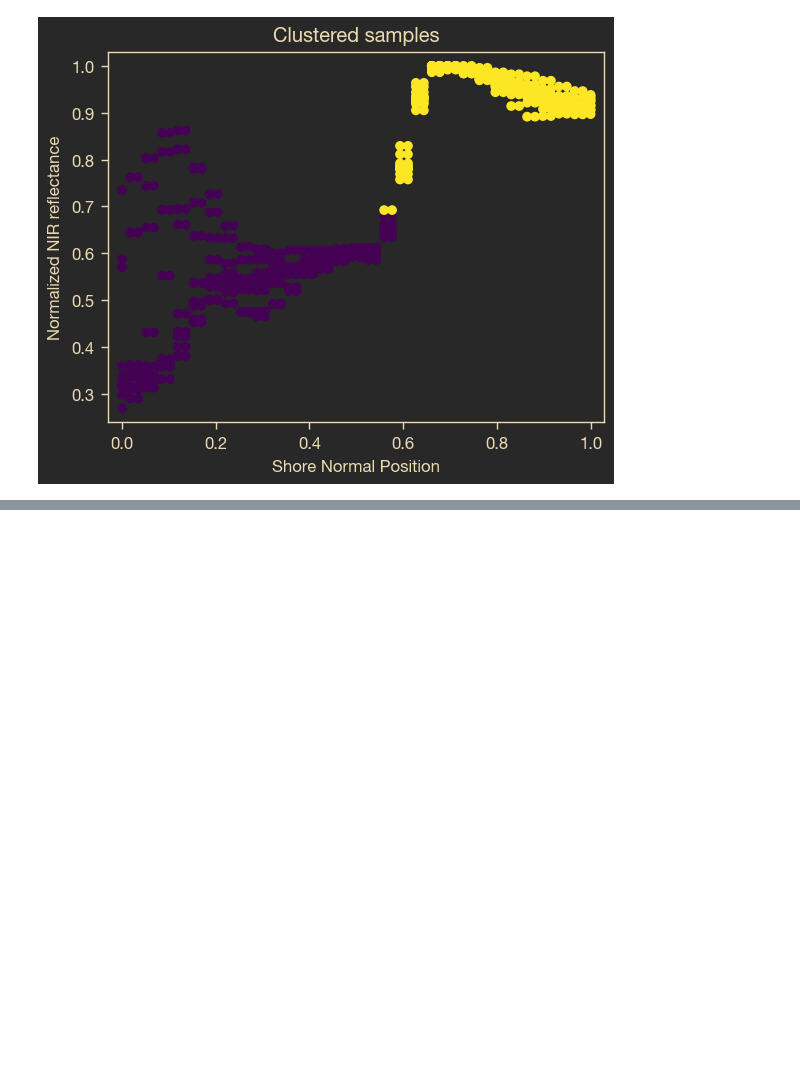
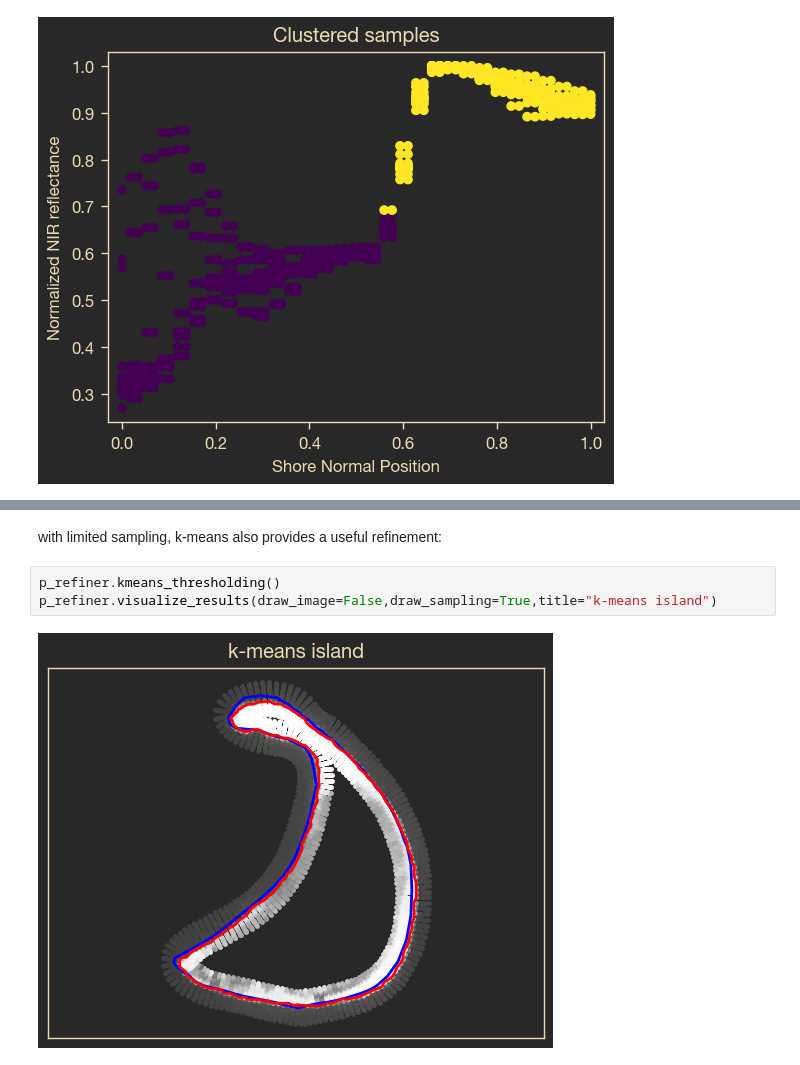
Before and after one commit to Wzesk/coastal_geotools_demo, a Jupyter notebook: sample_shoreline_refinement.ipynb, the cells around one changed output, grey strips where cells are left out. Cells and saved outputs as stored; diff of their text form; blank space fills up the shorter version.

```diff
--- a/sample_shoreline_refinement.ipynb
+++ b/sample_shoreline_refinement.ipynb
@@ -145,0 +182,7 @@ np_refiner.visualize_clusters(bounds=slice(0,10))
+# %% [markdown]
+with limited sampling, k-means also provides a useful refinement:
+# %%
+p_refiner.kmeans_thresholding()
+p_refiner.visualize_results(draw_image=False,draw_sampling=True,title="k-means island")
+# %% [output]
+[figure, added]
```
Also changed, not shown: parts of 32 cells of this notebook.
